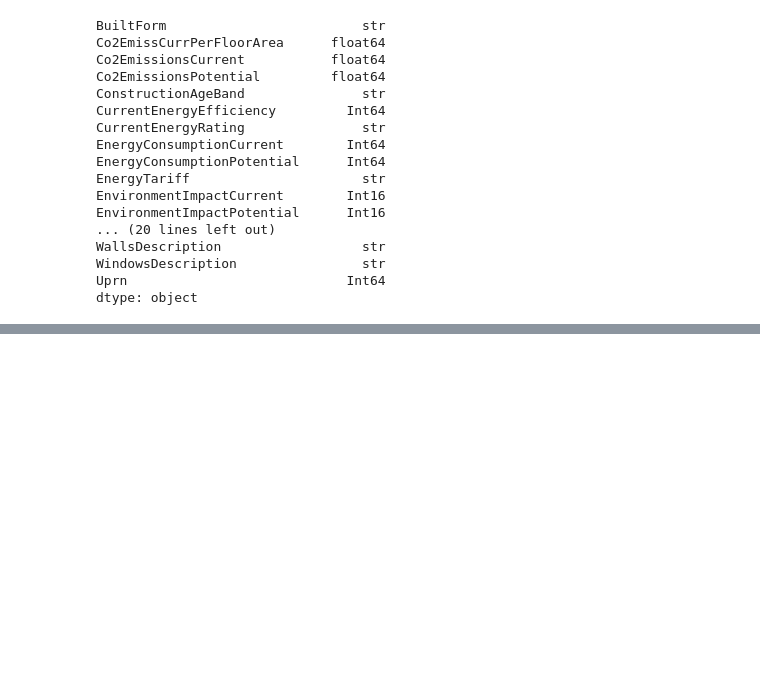
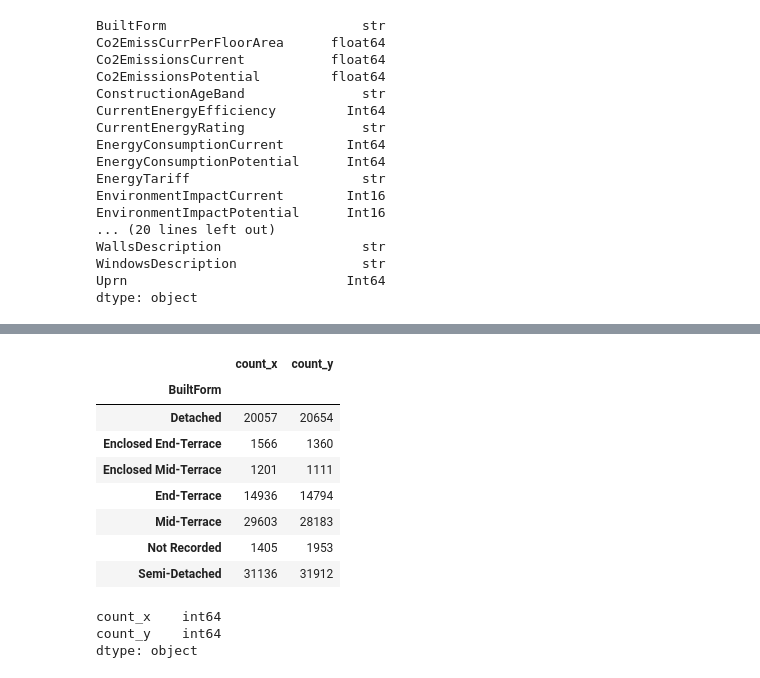
Before and after one commit to iaspidem/epc-learn, a Jupyter notebook: preprocess.ipynb, the cells around one changed output, grey strips where cells are left out. Cells and saved outputs as stored; diff of their text form; code cells hidden in the pictures; blank space fills up the shorter version.

Commit message:
implement value_counts and NA count for initial col

```diff
--- a/preprocess.ipynb
+++ b/preprocess.ipynb
@@ -614,0 +639,19 @@ dtype: object
+# %%
+df_test = pd.merge(chunks[0]["BuiltForm"].value_counts(), chunks[1]["BuiltForm"].value_counts(), how="outer", on="BuiltForm")
+df_test.head(10)
+# %% [output]
+|  | count_x | count_y |
+| BuiltForm |  |  |
+| Detached | 20057 | 20654 |
+| Enclosed End-Terrace | 1566 | 1360 |
+| Enclosed Mid-Terrace | 1201 | 1111 |
+| End-Terrace | 14936 | 14794 |
+| Mid-Terrace | 29603 | 28183 |
+| Not Recorded | 1405 | 1953 |
+| Semi-Detached | 31136 | 31912 |
+# %%
+df_test.dtypes
+# %% [output]
+count_x    int64
+count_y    int64
+dtype: object
```
Also changed, not shown: parts of 7 cells of this notebook.
